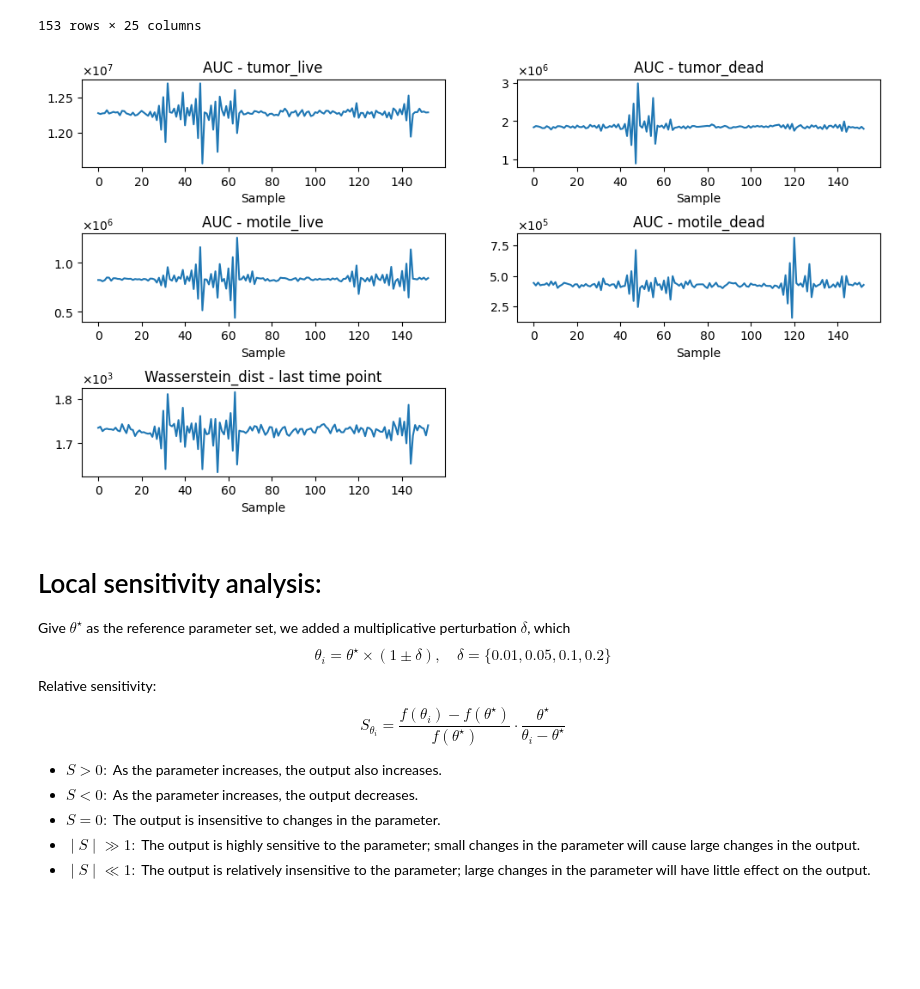
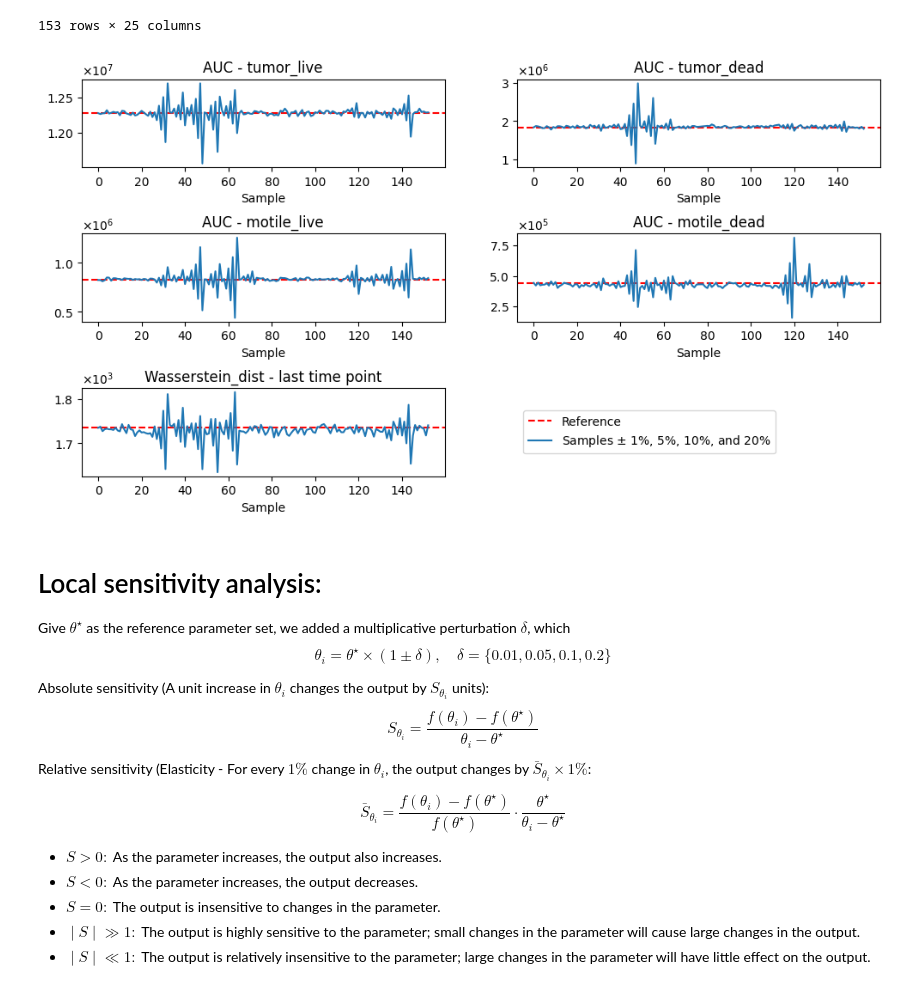
Before and after one commit to PhysiCell-Models/grammar_samples, a Jupyter notebook: Sensitivity_Analysis/SA_script_ex1.ipynb, the cells around one changed output. Drawn from its saved outputs; the diff is of its cells as text; code cells hidden in the pictures; blank space fills up the shorter version.

```diff
--- a/Sensitivity_Analysis/SA_script_ex1.ipynb
+++ b/Sensitivity_Analysis/SA_script_ex1.ipynb
@@ -117,47 +117,58 @@ df_summary_ex1.feather does not exists. Generating it.
 import matplotlib.pyplot as plt
 fig, axes = plt.subplots(3, 2, figsize=(12, 6))
 plt.subplots_adjust(hspace=0.75)
+axes[0, 0].axhline(df_summary.iloc[0]['AUC_tumor_live'], color='r', linestyle='--')
 axes[0, 0].plot(df_summary['sample'], df_summary['AUC_tumor_live'])
 axes[0, 0].set_title('AUC - tumor_live')
 axes[0, 0].set_xlabel('Sample')
 axes[0, 0].ticklabel_format(style='sci', axis='y', scilimits=(0,0))
 axes[0, 0].yaxis.major.formatter._useMathText = True
 
+axes[0, 1].axhline(df_summary.iloc[0]['AUC_tumor_dead'], color='r', linestyle='--')
 axes[0, 1].plot(df_summary['sample'], df_summary['AUC_tumor_dead'])
 axes[0, 1].set_title('AUC - tumor_dead')
 axes[0, 1].set_xlabel('Sample')
 axes[0, 1].ticklabel_format(style='sci', axis='y', scilimits=(0,0))
 axes[0, 1].yaxis.major.formatter._useMathText = True
 
+axes[1, 0].axhline(df_summary.iloc[0]['AUC_motile_live'], color='r', linestyle='--')
 axes[1, 0].plot(df_summary['sample'], df_summary['AUC_motile_live'])
 axes[1, 0].set_title('AUC - motile_live')
 axes[1, 0].set_xlabel('Sample')
 axes[1, 0].ticklabel_format(style='sci', axis='y', scilimits=(0,0))
 axes[1, 0].yaxis.major.formatter._useMathText = True
 
+axes[1, 1].axhline(df_summary.iloc[0]['AUC_motile_dead'], color='r', linestyle='--')
 axes[1, 1].plot(df_summary['sample'], df_summary['AUC_motile_dead'])
 axes[1, 1].set_title('AUC - motile_dead')
 axes[1, 1].set_xlabel('Sample')
 axes[1, 1].ticklabel_format(style='sci', axis='y', scilimits=(0,0))
 axes[1, 1].yaxis.major.formatter._useMathText = True
 
+axes[2, 0].axhline(df_summary.iloc[0]['Wasserstein_dist'], color='r', linestyle='--')
 axes[2, 0].plot(df_summary['sample'], df_summary['Wasserstein_dist'])
 axes[2, 0].set_title('Wasserstein_dist - last time point')
 axes[2, 0].set_xlabel('Sample')
 axes[2, 0].ticklabel_format(style='sci', axis='y', scilimits=(0,0))
 axes[2, 0].yaxis.major.formatter._useMathText = True
 
 axes[2, 1].remove()
+plt.legend(labels=['Reference', r'Samples $\pm$ $1\%$, $5\%$, $10\%$, and $20\%$'],loc='center left', bbox_to_anchor=(1.2, 0.5))
+
 
 plt.show()
 # %% [output]
-[figure, old version]
+[figure, new version]
 # %% [markdown]
 # Local sensitivity analysis:
 Give $\theta^\star$ as the reference parameter set, we added a multiplicative perturbation $\delta$, which
 $$\theta_i = \theta^\star \times (1\pm \delta), \quad \delta = \{0.01, 0.05, 0.1, 0.2\}$$
-Relative sensitivity:
-$$S_{\theta_i} = \dfrac{f(\theta_i)-f(\theta^\star)}{f(\theta^\star)}\cdot \dfrac{\theta^\star}{\theta_i - \theta^\star}$$
+
+Absolute sensitivity (A unit increase in $\theta_i$ changes the output by $S_{\theta_i}$ units):
+$$S_{\theta_i} = \dfrac{f(\theta_i)-f(\theta^\star)}{\theta_i - \theta^\star}$$
+Relative sensitivity (Elasticity -  For every $1\%$ change in $\theta_i$, the output changes by $\bar{S}_{\theta_i} \times 1\%$:
+
+$$\bar{S}_{\theta_i} = \dfrac{f(\theta_i)-f(\theta^\star)}{f(\theta^\star)}\cdot \dfrac{\theta^\star}{\theta_i - \theta^\star}$$
 
 - $S>0:$ As the parameter increases, the output also increases.
 - $S<0:$ As the parameter increases, the output decreases.
```
Also changed, not shown: parts of 4 cells of this notebook.
